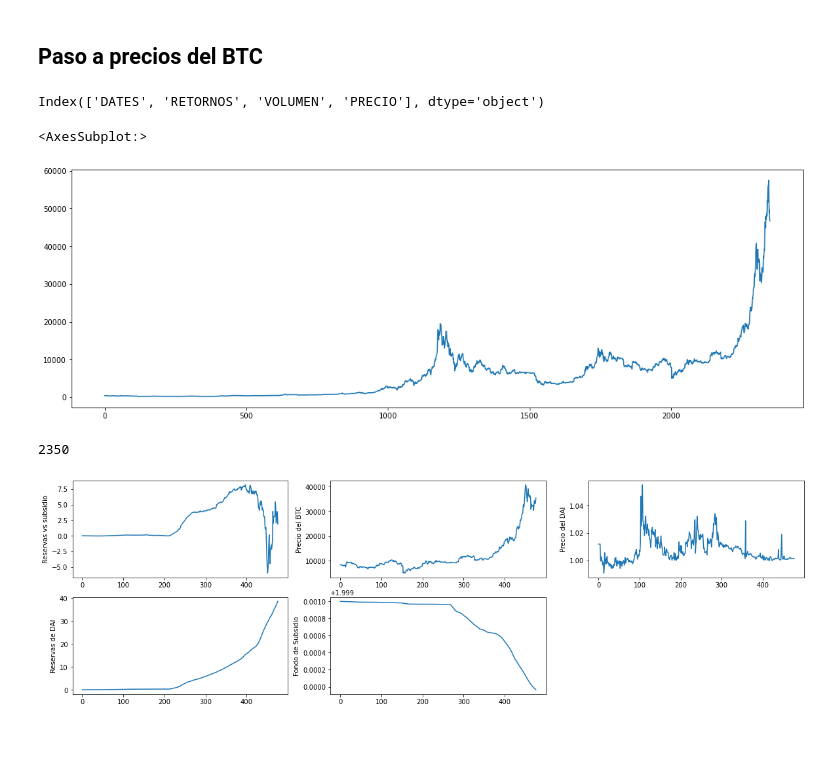
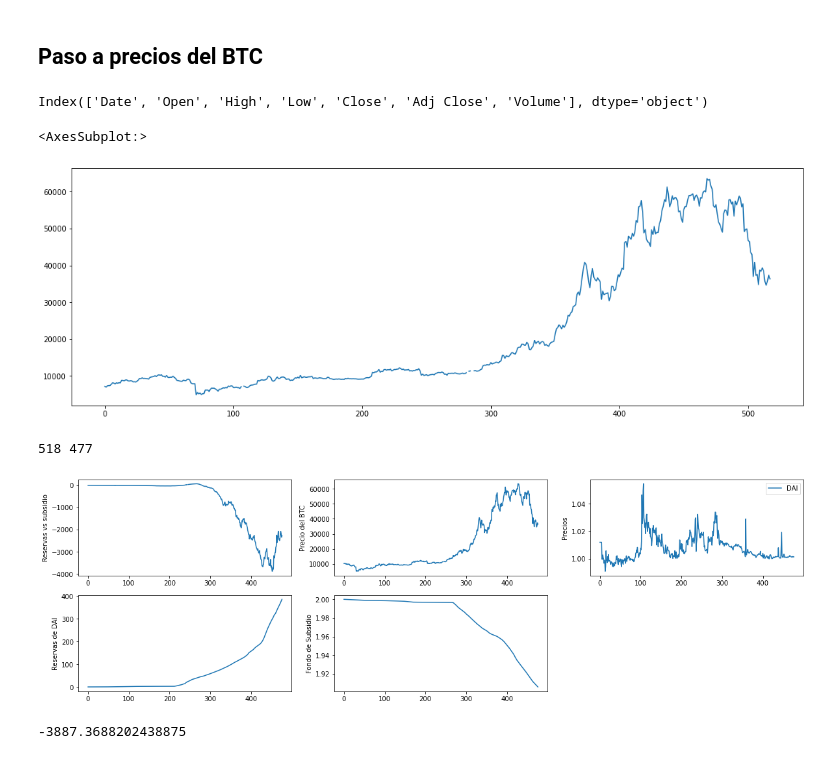
Before and after one commit to TruStartUp/tropyco-simulation, a Jupyter notebook: Modelo Hurricane/Simulación de Hurricane con los datos históricos de compound.ipynb, the cells around one changed output. Drawn from its saved outputs; the diff is of its cells as text; code cells hidden in the pictures.

Commit message:
Simulación con datos históricos de Compound v2

```diff
--- a/Modelo Hurricane/Simulación de Hurricane con los datos históricos de compound.ipynb
+++ b/Modelo Hurricane/Simulación de Hurricane con los datos históricos de compound.ipynb
@@ -833,25 +1044,27 @@ plt.show()
 # %% [markdown]
 ## Paso a precios del BTC
 # %%
-BTCPrice = pd.read_excel("/TRU/Tropykus/Simulación/tropykus-simulation/Historico de precios/Bitcoin.xlsx")
+# BTCPrice = pd.read_excel("/TRU/Tropykus/Simulación/tropykus-simulation/Historico de precios/Bitcoin.xlsx")
+BTCPrice = pd.read_csv("/TRU/Tropykus/Simulación/tropykus-simulation/Historico de precios/BTC-USD.csv")
 BTCPrice.keys()
 # %% [output]
-Index(['DATES', 'RETORNOS', 'VOLUMEN', 'PRECIO'], dtype='object')
+Index(['Date', 'Open', 'High', 'Low', 'Close', 'Adj Close', 'Volume'], dtype='object')
 # %%
-BTCPrice["PRECIO"].plot()
+BTCPrice["Close"].plot()
 # %% [output]
 <AxesSubplot:>
-[figure, old version]
+[figure, new version]
-# %%
-len(BTCPrice["PRECIO"])
-# %% [output]
-2350
+# %%
+print(len(BTCPrice["Close"]),lenData)
+# %% [output]
+518 477
 # %%
 figsize(20,6)
 earnings = []
-BTCPricesForExample = list(BTCPrice["PRECIO"][1849:])
+markets = 3
+BTCPricesForExample = list(BTCPrice["Close"][41:])
 for r in range(len(TRD)):
-    earnings.append(TRD[r]*PRD[r]-(subsidyN[0]-subsidyN[r])*BTCPricesForExample[r])
+    earnings.append(TRD[r]*PRD[r]*markets-(subsidyN[0]-subsidyN[r])*BTCPricesForExample[r])
 
 plt.subplot(2,3,1)
 plt.plot(earnings)
@@ -863,12 +1076,18 @@ plt.plot(BTCPricesForExample[:len(TRD)])
 plt.ylabel("Precio del BTC")
 
 plt.subplot(2,3,3)
-plt.plot(PRD[:len(TRD)])
-plt.ylabel("Precio del DAI")
+plt.plot(PRD[:len(TRD)],label="DAI")
+# plt.plot(PRU[:len(TRU)],label="USDT")
+plt.legend()
+plt.ylabel("Precios")
 
 plt.subplot(2,3,4)
 plt.plot(TRD)
 plt.ylabel("Reservas de DAI")
+
+# plt.subplot(2,3,5)
+# plt.plot(TRU)
+# plt.ylabel("Reservas de USDT")
 
 plt.subplot(2,3,5)
 plt.plot(subsidyN[:len(TRD)])
@@ -876,4 +1095,8 @@ plt.ylabel("Fondo de Subsidio")
 
 plt.show()
 # %% [output]
-[figure, old version]
+[figure, new version]
+# %%
+min(earnings)
+# %% [output]
+-3887.3688202438875
```
Also changed, not shown: parts of 16 cells of this notebook, 1 other file.
